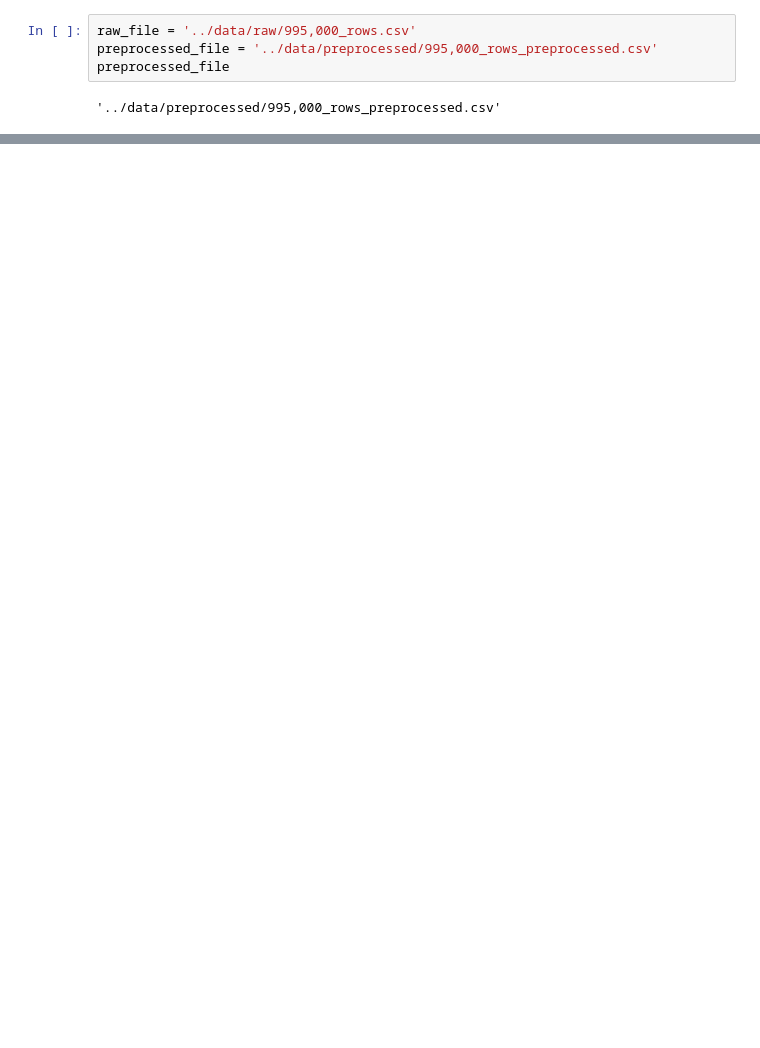
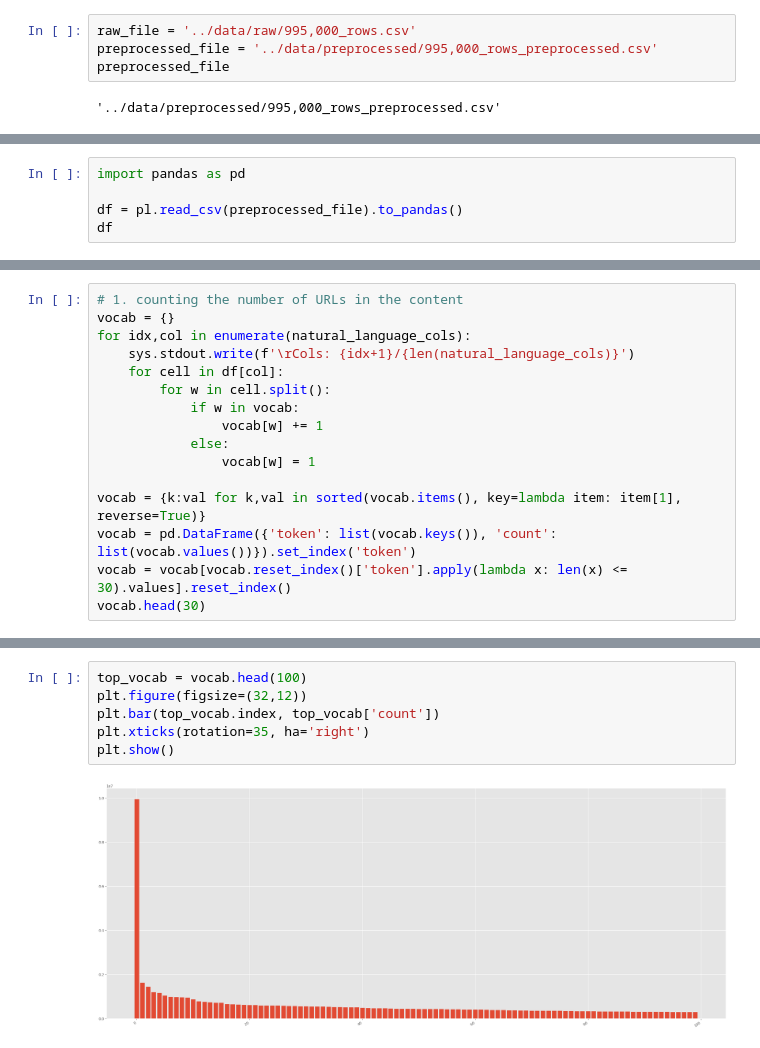
Before and after one commit to karlaugustnybo/Fake-News-Project, a Jupyter notebook: notebooks/01_preprocessing.ipynb, the cells around one changed output, grey strips where cells are left out. Saved outputs shown, nothing was run; the diff lists cells and outputs as text; blank space fills up the shorter version.

```diff
--- a/notebooks/01_preprocessing.ipynb
+++ b/notebooks/01_preprocessing.ipynb
@@ -51,0 +79,5 @@ Done. Preprocessed data saved to ../data/preprocessed/995,000_rows_preprocessed.
+# %%
+import pandas as pd
+
+df = pl.read_csv(preprocessed_file).to_pandas()
+df
@@ -51,0 +98,16 @@ Done. Preprocessed data saved to ../data/preprocessed/995,000_rows_preprocessed.
+# %%
+# 1. counting the number of URLs in the content
+vocab = {}
+for idx,col in enumerate(natural_language_cols):
+    sys.stdout.write(f'\rCols: {idx+1}/{len(natural_language_cols)}')
+    for cell in df[col]:
+        for w in cell.split():
+            if w in vocab:
+                vocab[w] += 1
+            else:
+                vocab[w] = 1
+
+vocab = {k:val for k,val in sorted(vocab.items(), key=lambda item: item[1], reverse=True)}
+vocab = pd.DataFrame({'token': list(vocab.keys()), 'count': list(vocab.values())}).set_index('token')
+vocab = vocab[vocab.reset_index()['token'].apply(lambda x: len(x) <= 30).values].reset_index()
+vocab.head(30)
@@ -51,0 +133,8 @@ Done. Preprocessed data saved to ../data/preprocessed/995,000_rows_preprocessed.
+# %%
+top_vocab = vocab.head(100)
+plt.figure(figsize=(32,12))
+plt.bar(top_vocab.index, top_vocab['count'])
+plt.xticks(rotation=35, ha='right')
+plt.show()
+# %% [output]
+[figure, added]
```
Also changed, not shown: parts of 19 cells of this notebook, 1 other file.
